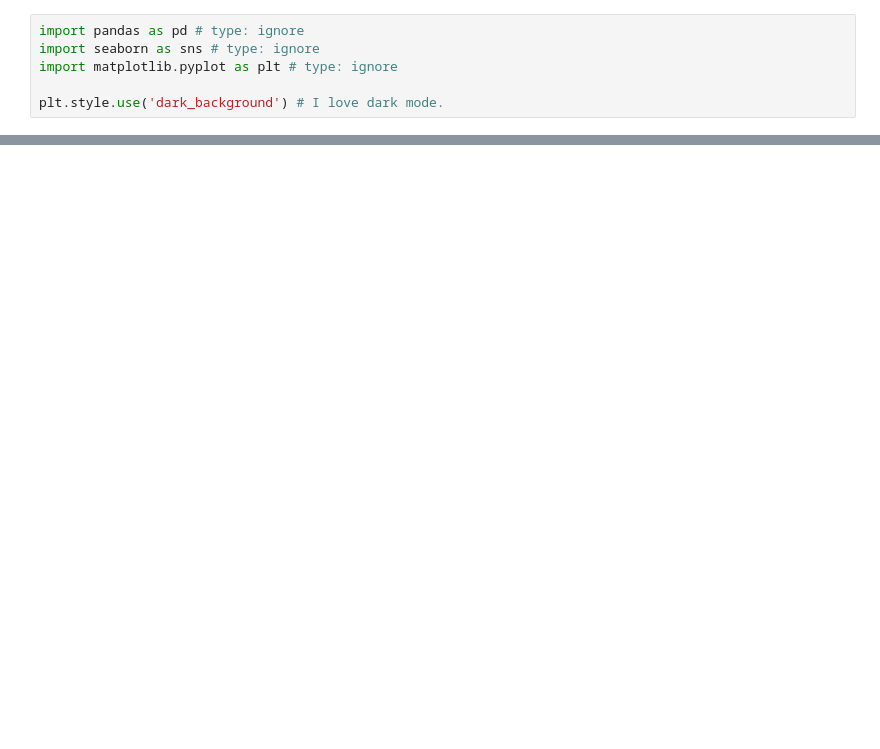
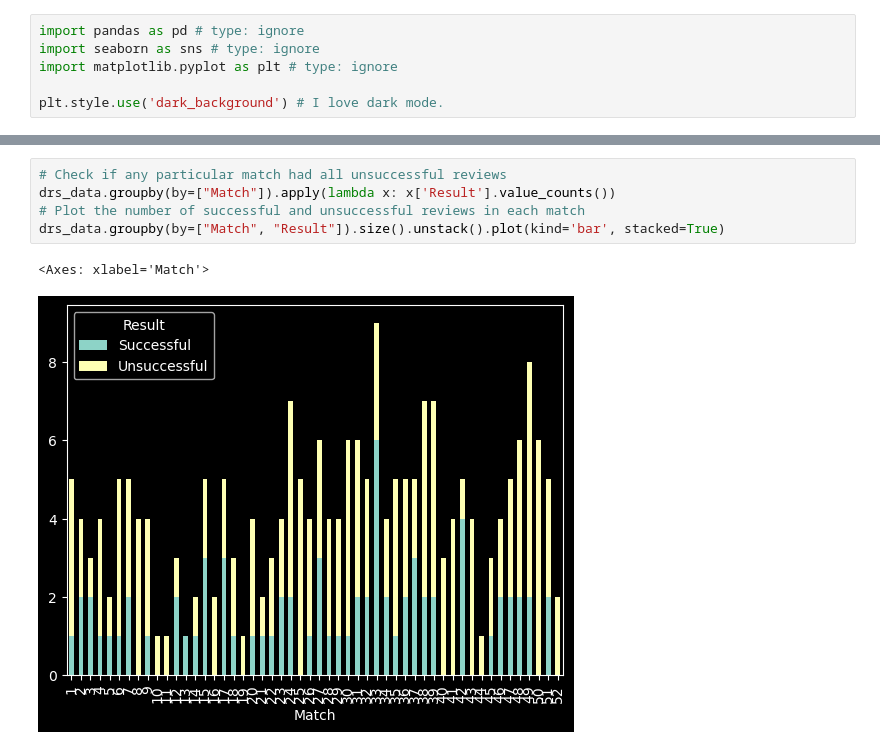
Before and after one commit to uhvardhan/Cricket-Project, a Jupyter notebook: code/Analysis.ipynb, the cells around one changed output, grey strips where cells are left out. Cells and saved outputs as stored; diff of their text form; blank space fills up the shorter version.

```diff
--- a/code/Analysis.ipynb
+++ b/code/Analysis.ipynb
@@ -33,0 +47,8 @@ drs_data.groupby(by=["Review By", "Innings"]).size().reset_index(name='counts')
+# %%
+# Check if any particular match had all unsuccessful reviews
+drs_data.groupby(by=["Match"]).apply(lambda x: x['Result'].value_counts())
+# Plot the number of successful and unsuccessful reviews in each match
+drs_data.groupby(by=["Match", "Result"]).size().unstack().plot(kind='bar', stacked=True)
+# %% [output]
+<Axes: xlabel='Match'>
+[figure, added]
```
Also changed, not shown: parts of 4 cells of this notebook, 20 other files.
